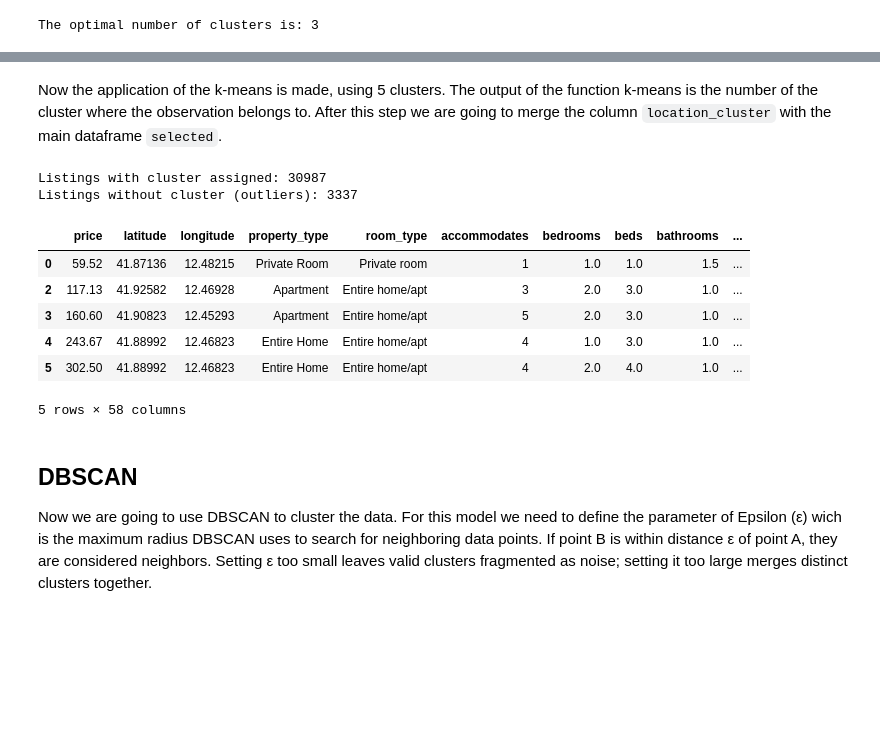
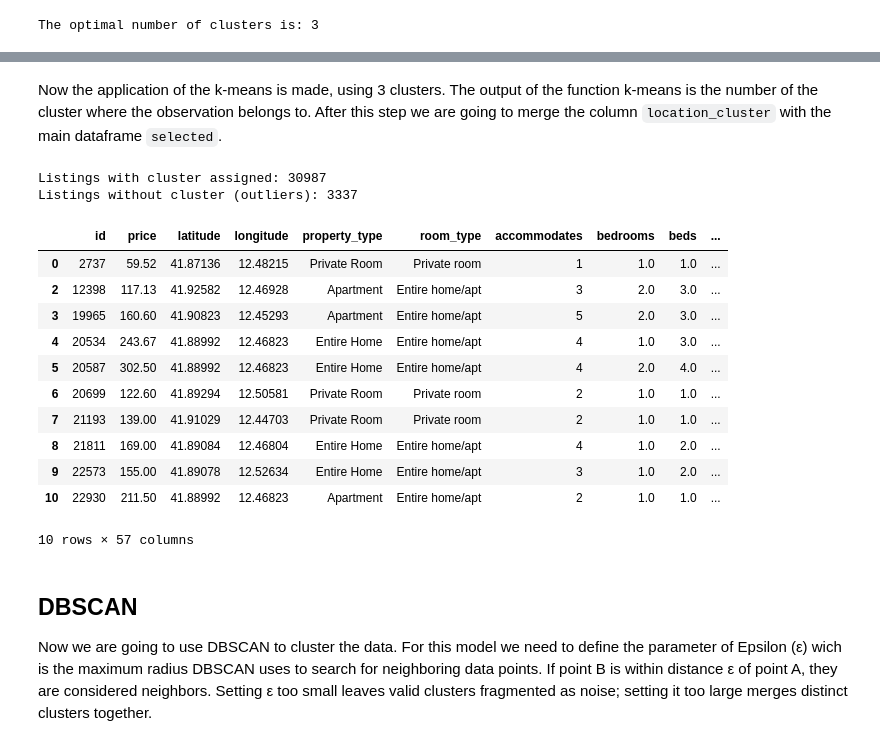
Before and after one commit to aantoo-cr/airbnb-rome-analysis, a Jupyter notebook: notebooks/02_listings_cleaning.ipynb, the cells around one changed output, grey strips where cells are left out. Drawn from its saved outputs; the diff is of its cells as text; code cells hidden in the pictures; blank space fills up the shorter version.

```diff
--- a/notebooks/02_listings_cleaning.ipynb
+++ b/notebooks/02_listings_cleaning.ipynb
@@ -295,11 +278,11 @@ selected["host_acceptance_rate"] = (
 # %%
-selected["host_response_rate"] = pd.to_numeric(
-    selected["host_response_rate"],
-    errors="coerce"
-)
+# selected["host_response_rate"] = pd.to_numeric(
+#     selected["host_response_rate"],
+#     errors="coerce"
+# )
 
-selected["host_acceptance_rate"] = pd.to_numeric(
-    selected["host_acceptance_rate"],
-    errors="coerce"
-)
+# selected["host_acceptance_rate"] = pd.to_numeric(
+#     selected["host_acceptance_rate"],
+#     errors="coerce"
+# )
 # %%
@@ -653,14 +626,14 @@ t          14678
 Unknown       33
 Name: count, dtype: int64
 # %%
-selected["host_since"] = listings["host_since"]
+#selected["host_since"] = listings["host_since"]
 
 #  Converts the ´host_since´ in datetime
 # selected["host_since"] = pd.to_datetime(
 #     selected["host_since"],
 #     errors="coerce"
 # )
-selected["host_since"].value_counts(dropna=False)
+#selected["host_since"].value_counts(dropna=False)
 
 # # Calculates the scrapp date
 # scrape_date = pd.to_datetime(
@@ -1064,7 +1029,7 @@ Drop intermediate date columns
 
 The raw date columns are not needed for modeling — we drop them after feature extraction.
 # %%
-selected.drop(columns=['first_review', 'last_review', 'last_scraped'], inplace=True, errors='ignore')
+selected.drop(columns=['first_review', 'last_scraped'], inplace=True, errors='ignore')
 
 print('Review features added. Current shape:', selected.shape)
 print('New columns:', ['review_quality_index','listing_age_days','review_recency_days','review_intensity'])
@@ -1316,8 +1281,9 @@ def k_means_plot_silhouette(data:pd.DataFrame, max_k:int):
     # Find the best number of clusters
     best_k = k_values[silhouette_scores.index(max(silhouette_scores))]
     print(f"The optimal number of clusters is: {best_k}")
+    return best_k
 
-k_means_plot_silhouette(coords[['latitude_scaled', 'longitude_scaled']], 10)
+best_k = k_means_plot_silhouette(coords[['latitude_scaled', 'longitude_scaled']], 10)
 # %% [output]
 [figure]
 The optimal number of clusters is: 3
@@ -1442,31 +1411,36 @@ KeyboardInterrupt:
 # %% [markdown]
-Now the application of the k-means is made, using 5 clusters. The output of the function k-means is the number of the cluster where the observation belongs to. After this step we are going to merge the column `location_cluster` with the main dataframe `selected`.
+Now the application of the k-means is made, using 3 clusters. The output of the function k-means is the number of the cluster where the observation belongs to. After this step we are going to merge the column `location_cluster` with the main dataframe `selected`.
 # %%
 # K-Means
-kmeans = KMeans(n_clusters=2, random_state=42, n_init=10)
+kmeans = KMeans(n_clusters=best_k, random_state=42, n_init=10)
 coords["location_cluster"] = kmeans.fit_predict(coords[["latitude_scaled", "longitude_scaled"]])
 
 # Merge back into selected using index
 selected = selected.merge(
     coords[["location_cluster"]],
     left_index=True,
     right_index=True,
     how="left"
 )
 
 print("Listings with cluster assigned:", coords.shape[0])
 print("Listings without cluster (outliers):", selected["location_cluster"].isnull().sum())
-selected.head()
+selected.head(10)
 # %% [output]
 Listings with cluster assigned: 30987
 Listings without cluster (outliers): 3337
-|  | price | latitude | longitude | property_type | room_type | accommodates | bedrooms | beds | bathrooms | ... |
-| 0 | 59.52 | 41.87136 | 12.48215 | Private Room | Private room | 1 | 1.0 | 1.0 | 1.5 | ... |
-| 2 | 117.13 | 41.92582 | 12.46928 | Apartment | Entire home/apt | 3 | 2.0 | 3.0 | 1.0 | ... |
-| 3 | 160.60 | 41.90823 | 12.45293 | Apartment | Entire home/apt | 5 | 2.0 | 3.0 | 1.0 | ... |
-| 4 | 243.67 | 41.88992 | 12.46823 | Entire Home | Entire home/apt | 4 | 1.0 | 3.0 | 1.0 | ... |
-| 5 | 302.50 | 41.88992 | 12.46823 | Entire Home | Entire home/apt | 4 | 2.0 | 4.0 | 1.0 | ... |
+|  | id | price | latitude | longitude | property_type | room_type | accommodates | bedrooms | beds | ... |
+| 0 | 2737 | 59.52 | 41.87136 | 12.48215 | Private Room | Private room | 1 | 1.0 | 1.0 | ... |
+| 2 | 12398 | 117.13 | 41.92582 | 12.46928 | Apartment | Entire home/apt | 3 | 2.0 | 3.0 | ... |
+| 3 | 19965 | 160.60 | 41.90823 | 12.45293 | Apartment | Entire home/apt | 5 | 2.0 | 3.0 | ... |
+| 4 | 20534 | 243.67 | 41.88992 | 12.46823 | Entire Home | Entire home/apt | 4 | 1.0 | 3.0 | ... |
+| 5 | 20587 | 302.50 | 41.88992 | 12.46823 | Entire Home | Entire home/apt | 4 | 2.0 | 4.0 | ... |
+| 6 | 20699 | 122.60 | 41.89294 | 12.50581 | Private Room | Private room | 2 | 1.0 | 1.0 | ... |
+| 7 | 21193 | 139.00 | 41.91029 | 12.44703 | Private Room | Private room | 2 | 1.0 | 1.0 | ... |
+| 8 | 21811 | 169.00 | 41.89084 | 12.46804 | Entire Home | Entire home/apt | 4 | 1.0 | 2.0 | ... |
+| 9 | 22573 | 155.00 | 41.89078 | 12.52634 | Entire Home | Entire home/apt | 3 | 1.0 | 2.0 | ... |
+| 10 | 22930 | 211.50 | 41.88992 | 12.46823 | Apartment | Entire home/apt | 2 | 1.0 | 1.0 | ... |
-5 rows × 58 columns
+10 rows × 57 columns
 # %% [markdown]
 ## DBSCAN
 
```
Also changed, not shown: parts of 28 cells of this notebook, 5 other files.
